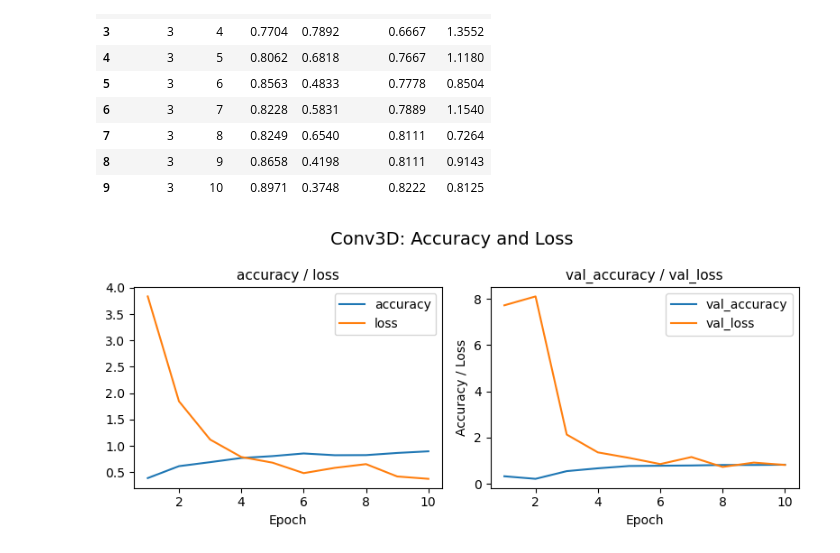
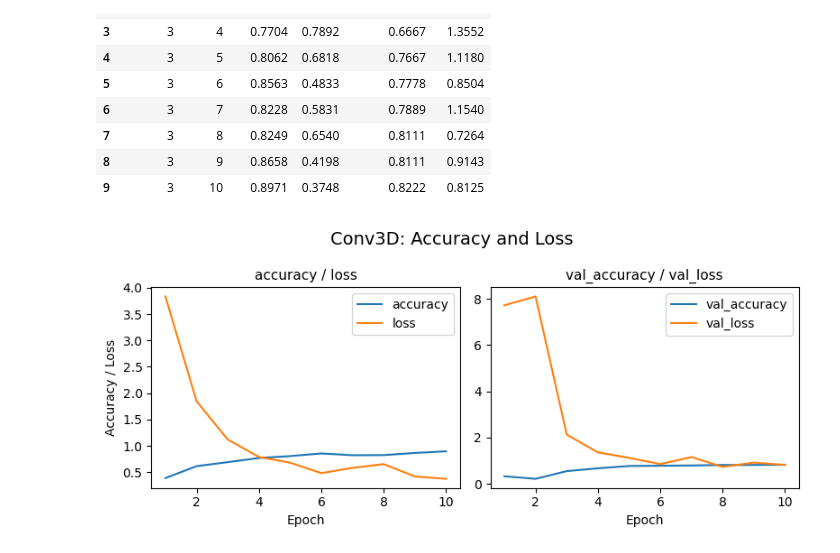
Before and after one commit to AI-For-Wearables-PAM/activity-recog, a Jupyter notebook: notebooks/accuracy-loss.ipynb, the cells around one changed output. Cells and saved outputs as stored; diff of their text form; code cells hidden in the pictures.

Commit message:
Update plot
Signed-off-by: James Cole <40645190+jamescoledesign@users.noreply.github.com>

```diff
--- a/notebooks/accuracy-loss.ipynb
+++ b/notebooks/accuracy-loss.ipynb
@@ -38,33 +38,32 @@ training_df
 # %%
 # Plot
 accuracy = training_df['accuracy']
 loss = training_df['loss']
 val_accuracy = loss = training_df['val_accuracy']
 val_loss = training_df['val_loss']
 
 fig, axs = plt.subplots(1, 2, figsize=(8, 3.5), layout='tight')
 
 # Set axs
 axs[0].plot(training_df['epoch'], training_df['accuracy'], label = f"accuracy")
 axs[0].plot(training_df['epoch'], training_df['loss'], label = f"loss")
 axs[1].plot(training_df['epoch'], training_df['val_accuracy'], label = f"val_accuracy")
 axs[1].plot(training_df['epoch'], training_df['val_loss'], label = f"val_loss")
 
 # Set titles
 plt.suptitle("Conv3D: Accuracy and Loss", fontsize=14)
 axs[0].set_title("accuracy / loss", fontsize=11)
 axs[1].set_title("val_accuracy / val_loss", fontsize=11)
 
 # Set labels
-axs[1].set_ylabel('Accuracy / Loss')
-axs[1].set_ylabel('Accuracy / Loss')
+axs[0].set_ylabel('Accuracy / Loss')
 axs[0].set_xlabel('Epoch')
 axs[1].set_xlabel('Epoch')
 
 axs[0].legend()
 axs[1].legend()
 
 # Show plot
 plt.show()
 # %% [output]
-[figure, old version]
+[figure, new version]
```
Also changed, not shown: 1 other file.
